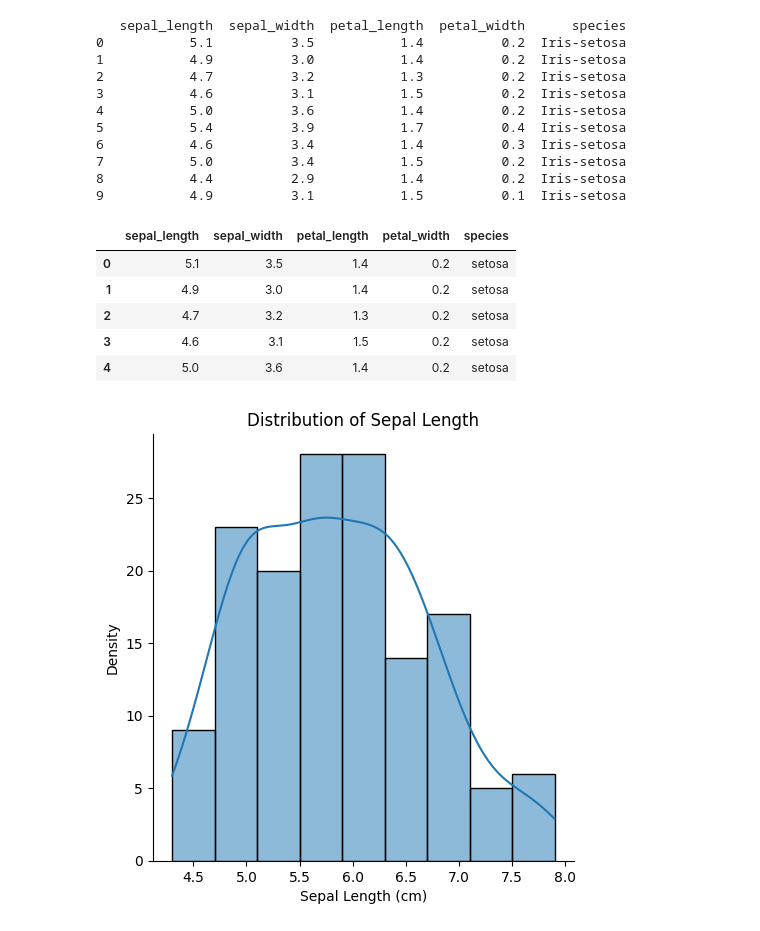
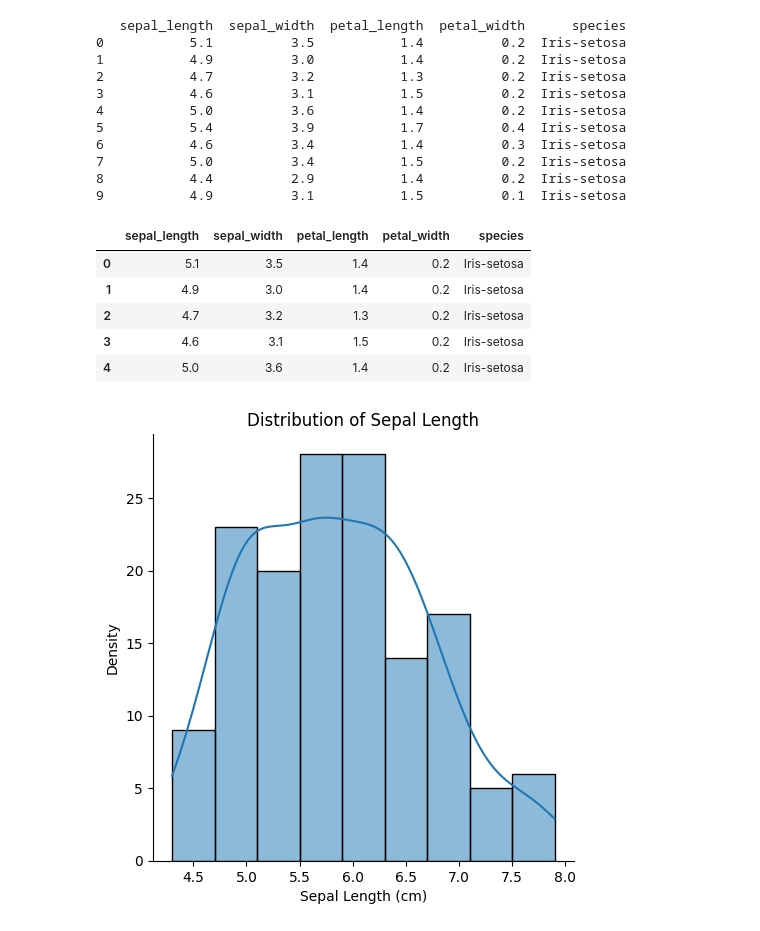
Before and after one commit to k0Dwo/Python-w-Jupyter-Notebook, a Jupyter notebook: Week 5 Lab.ipynb, the cells around one changed output. Cells and saved outputs as stored; diff of their text form; code cells hidden in the pictures.

```diff
--- a/Week 5 Lab.ipynb
+++ b/Week 5 Lab.ipynb
@@ -102,18 +103,26 @@ plt.show()
 [figure]
 # %%
 import pandas as pd
-from sklearn import datasets
+import requests
+from io import StringIO
 
-url = 'https://archive.ics.uci.edu/ml/machine-learning-databases/iris/iris.data'
-
+# Define the column names
 column_names = ['sepal_length', 'sepal_width', 'petal_length', 'petal_width', 'species']
 
-iris_df = pd.read_csv(url, names=column_names)
+# Get the response from the URL
+url = 'https://archive.ics.uci.edu/ml/machine-learning-databases/iris/iris.data'
+response = requests.get(url)
 
-file_path = r'C:\Users\aws.admin\COM7003\Lab 5 Visualisation\iris.csv'
+# Read the CSV data from the response
+iris_df = pd.read_csv(StringIO(response.text), names=column_names)
 
+# Define the file path
+file_path = r'C:\Users\bb\DataScienceLab\Lab 5 Visualisation\iris.csv'
+
+# Save the dataframe to a CSV file
 iris_df.to_csv(file_path, index=False)
 
+# Print the first 10 rows of the dataframe
 print(iris_df.head(10))
 # %% [output]
    sepal_length  sepal_width  petal_length  petal_width      species
@@ -130,17 +139,18 @@ print(iris_df.head(10))
 # %%
 import seaborn as sns
 import matplotlib.pyplot as plt
 import numpy as np
 
-iris = sns.load_dataset('iris')
+# Use the already loaded iris dataset
+iris = iris_df
 iris.head()
 # %% [output]
 |  | sepal_length | sepal_width | petal_length | petal_width | species |
-| 0 | 5.1 | 3.5 | 1.4 | 0.2 | setosa |
-| 1 | 4.9 | 3.0 | 1.4 | 0.2 | setosa |
-| 2 | 4.7 | 3.2 | 1.3 | 0.2 | setosa |
-| 3 | 4.6 | 3.1 | 1.5 | 0.2 | setosa |
-| 4 | 5.0 | 3.6 | 1.4 | 0.2 | setosa |
+| 0 | 5.1 | 3.5 | 1.4 | 0.2 | Iris-setosa |
+| 1 | 4.9 | 3.0 | 1.4 | 0.2 | Iris-setosa |
+| 2 | 4.7 | 3.2 | 1.3 | 0.2 | Iris-setosa |
+| 3 | 4.6 | 3.1 | 1.5 | 0.2 | Iris-setosa |
+| 4 | 5.0 | 3.6 | 1.4 | 0.2 | Iris-setosa |
 # %%
 sns.displot(iris['sepal_length'], kde=True)
 plt.title("Distribution of Sepal Length")
```
Also changed, not shown: parts of 7 cells of this notebook, 1 other file.
